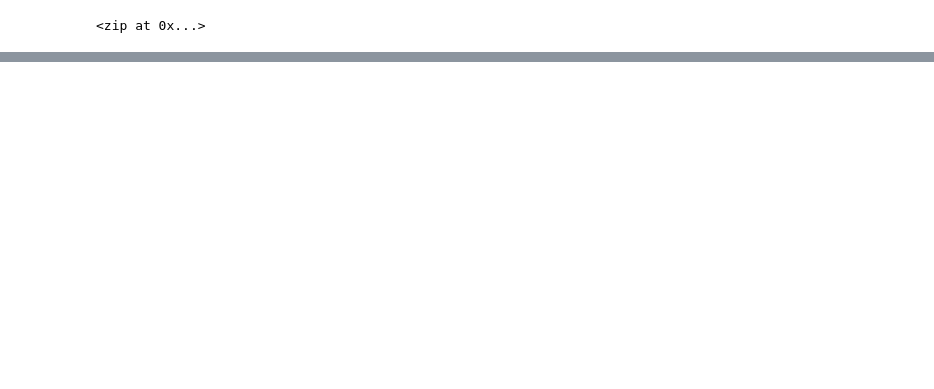
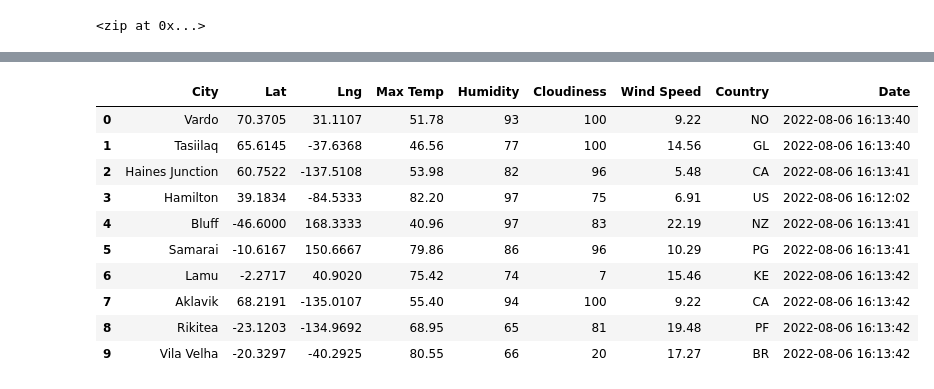
Before and after one commit to ajkriegz/World_Weather_Analysis, a Jupyter notebook: WeatherPy.ipynb, the cells around one changed output, grey strips where cells are left out. Saved outputs shown, nothing was run; the diff lists cells and outputs as text; code cells hidden in the pictures; blank space fills up the shorter version.

```diff
--- a/WeatherPy.ipynb
+++ b/WeatherPy.ipynb
@@ -65,0 +158,16 @@ len(cities)
+# %%
+# Convert the array of dictionaries to a Pandas DataFrame.
+city_data_df = pd.DataFrame(city_data)
+city_data_df.head(10)
+# %% [output]
+|  | City | Lat | Lng | Max Temp | Humidity | Cloudiness | Wind Speed | Country | Date |
+| 0 | Vardo | 70.3705 | 31.1107 | 51.78 | 93 | 100 | 9.22 | NO | 2022-08-06 16:13:40 |
+| 1 | Tasiilaq | 65.6145 | -37.6368 | 46.56 | 77 | 100 | 14.56 | GL | 2022-08-06 16:13:40 |
+| 2 | Haines Junction | 60.7522 | -137.5108 | 53.98 | 82 | 96 | 5.48 | CA | 2022-08-06 16:13:41 |
+| 3 | Hamilton | 39.1834 | -84.5333 | 82.20 | 97 | 75 | 6.91 | US | 2022-08-06 16:12:02 |
+| 4 | Bluff | -46.6000 | 168.3333 | 40.96 | 97 | 83 | 22.19 | NZ | 2022-08-06 16:13:41 |
+| 5 | Samarai | -10.6167 | 150.6667 | 79.86 | 86 | 96 | 10.29 | PG | 2022-08-06 16:13:41 |
+| 6 | Lamu | -2.2717 | 40.9020 | 75.42 | 74 | 7 | 15.46 | KE | 2022-08-06 16:13:42 |
+| 7 | Aklavik | 68.2191 | -135.0107 | 55.40 | 94 | 100 | 9.22 | CA | 2022-08-06 16:13:42 |
+| 8 | Rikitea | -23.1203 | -134.9692 | 68.95 | 65 | 81 | 19.48 | PF | 2022-08-06 16:13:42 |
+| 9 | Vila Velha | -20.3297 | -40.2925 | 80.55 | 66 | 20 | 17.27 | BR | 2022-08-06 16:13:42 |
```
Also changed, not shown: parts of 7 cells of this notebook, 4 other files.
